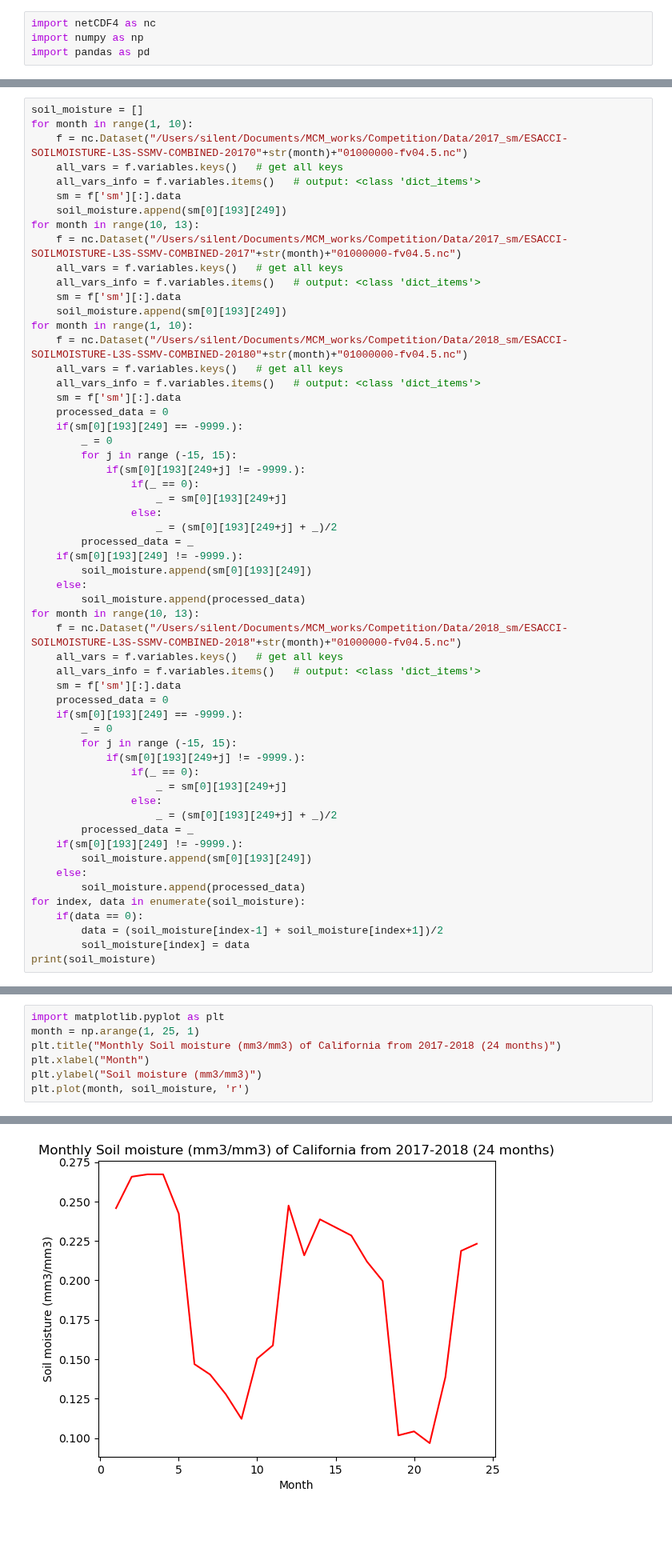
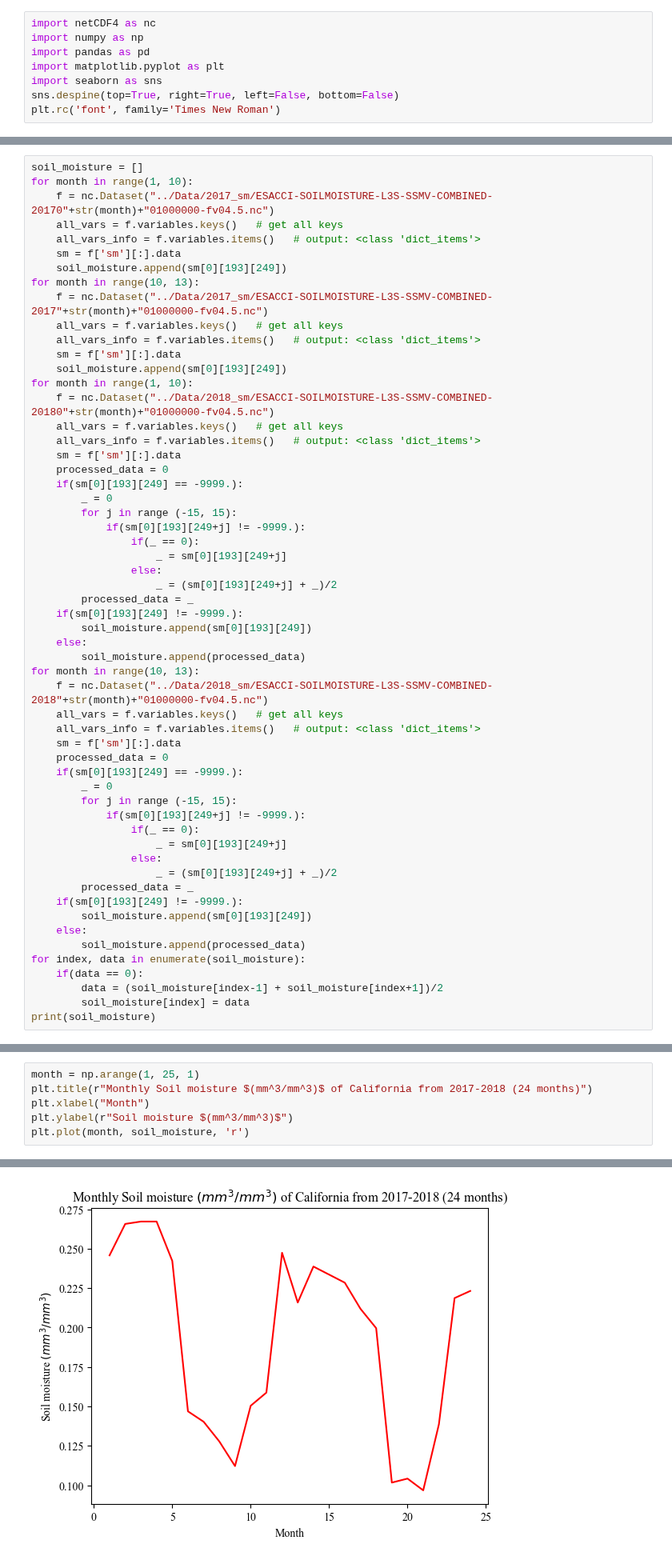
Before and after one commit to SILENT-GUO/MCM_works, a Jupyter notebook: Competition/Tasks/DataProcessing.ipynb, the cells around one changed output, grey strips where cells are left out. Shown at 80% size. Cells and saved outputs as stored; diff of their text form; blank space fills up the shorter version.

```diff
--- a/Competition/Tasks/DataProcessing.ipynb
+++ b/Competition/Tasks/DataProcessing.ipynb
@@ -2,3 +2,7 @@
 import netCDF4 as nc
 import numpy as np
 import pandas as pd
+import matplotlib.pyplot as plt
+import seaborn as sns
+sns.despine(top=True, right=True, left=False, bottom=False)
+plt.rc('font', family='Times New Roman')
@@ -7,19 +13,19 @@ import pandas as pd
 # %%
 soil_moisture = []
 for month in range(1, 10):
-    f = nc.Dataset("/Users/silent/Documents/MCM_works/Competition/Data/2017_sm/ESACCI-SOILMOISTURE-L3S-SSMV-COMBINED-20170"+str(month)+"01000000-fv04.5.nc")
+    f = nc.Dataset("../Data/2017_sm/ESACCI-SOILMOISTURE-L3S-SSMV-COMBINED-20170"+str(month)+"01000000-fv04.5.nc")
     all_vars = f.variables.keys()   # get all keys
     all_vars_info = f.variables.items()   # output: <class 'dict_items'>
     sm = f['sm'][:].data
     soil_moisture.append(sm[0][193][249])
 for month in range(10, 13):
-    f = nc.Dataset("/Users/silent/Documents/MCM_works/Competition/Data/2017_sm/ESACCI-SOILMOISTURE-L3S-SSMV-COMBINED-2017"+str(month)+"01000000-fv04.5.nc")
+    f = nc.Dataset("../Data/2017_sm/ESACCI-SOILMOISTURE-L3S-SSMV-COMBINED-2017"+str(month)+"01000000-fv04.5.nc")
     all_vars = f.variables.keys()   # get all keys
     all_vars_info = f.variables.items()   # output: <class 'dict_items'>
     sm = f['sm'][:].data
     soil_moisture.append(sm[0][193][249])
 for month in range(1, 10):
-    f = nc.Dataset("/Users/silent/Documents/MCM_works/Competition/Data/2018_sm/ESACCI-SOILMOISTURE-L3S-SSMV-COMBINED-20180"+str(month)+"01000000-fv04.5.nc")
+    f = nc.Dataset("../Data/2018_sm/ESACCI-SOILMOISTURE-L3S-SSMV-COMBINED-20180"+str(month)+"01000000-fv04.5.nc")
     all_vars = f.variables.keys()   # get all keys
     all_vars_info = f.variables.items()   # output: <class 'dict_items'>
     sm = f['sm'][:].data
@@ -38,7 +44,7 @@ for month in range(1, 10):
     else:
         soil_moisture.append(processed_data)
 for month in range(10, 13):
-    f = nc.Dataset("/Users/silent/Documents/MCM_works/Competition/Data/2018_sm/ESACCI-SOILMOISTURE-L3S-SSMV-COMBINED-2018"+str(month)+"01000000-fv04.5.nc")
+    f = nc.Dataset("../Data/2018_sm/ESACCI-SOILMOISTURE-L3S-SSMV-COMBINED-2018"+str(month)+"01000000-fv04.5.nc")
     all_vars = f.variables.keys()   # get all keys
     all_vars_info = f.variables.items()   # output: <class 'dict_items'>
     sm = f['sm'][:].data
@@ -64,13 +70,12 @@ print(soil_moisture)
 # %% [output]
 [0.24582867, 0.26577717, 0.26728067, 0.26728737, 0.24231267, 0.146871, 0.14026248, 0.12776254, 0.11213975, 0.15040728, 0.15875389, 0.24747427, 0.21590715646743774, 0.23874135, 0.23361720144748688, 0.2 ...
 # %%
-import matplotlib.pyplot as plt
 month = np.arange(1, 25, 1)
-plt.title("Monthly Soil moisture (mm3/mm3) of California from 2017-2018 (24 months)")
+plt.title(r"Monthly Soil moisture $(mm^3/mm^3)$ of California from 2017-2018 (24 months)")
 plt.xlabel("Month")
-plt.ylabel("Soil moisture (mm3/mm3)")
+plt.ylabel(r"Soil moisture $(mm^3/mm^3)$")
 plt.plot(month, soil_moisture, 'r')
 # %% [output]
 [<matplotlib.lines.Line2D at 0x...>]
-[figure, old version]
+[figure, new version]
 # %%
```
Also changed, not shown: parts of 8 cells of this notebook, 3 other files.
